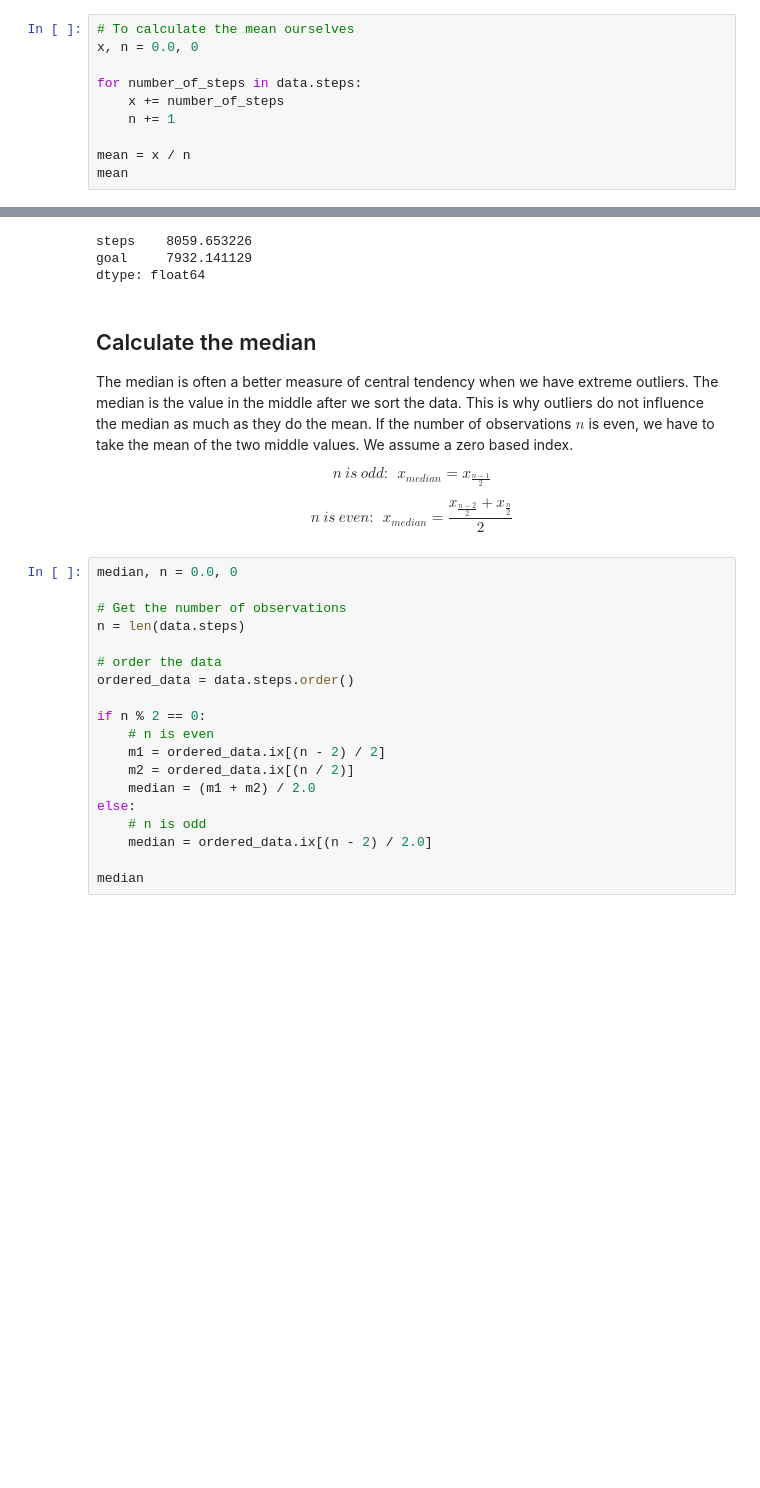
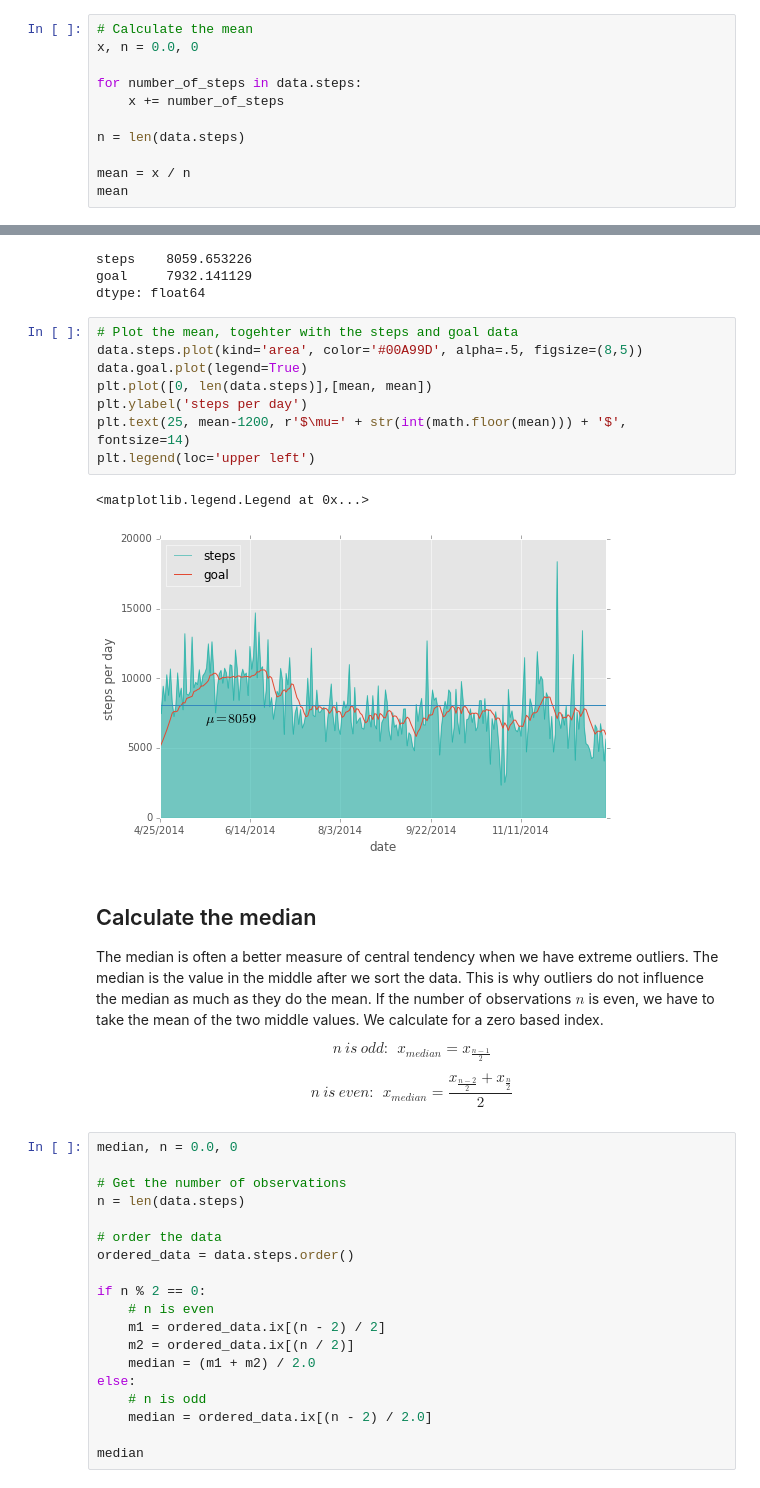
Before and after one commit to leonvanbokhorst/NoteBooks-Statistics-and-MachineLearning, a Jupyter notebook: 0007 Mean, Median and Mode with Garmin Vivofit Data.ipynb, the cells around one changed output, grey strips where cells are left out. Cells and saved outputs as stored; diff of their text form; blank space fills up the shorter version.

```diff
--- a/0007 Mean, Median and Mode with Garmin Vivofit Data.ipynb
+++ b/0007 Mean, Median and Mode with Garmin Vivofit Data.ipynb
@@ -39,10 +42,11 @@ $$\mu=\frac{1}{n}\sum_ix_i$$
 # %%
-# To calculate the mean ourselves
+# Calculate the mean
 x, n = 0.0, 0
 
 for number_of_steps in data.steps:
     x += number_of_steps
-    n += 1
+
+n = len(data.steps)
 
 mean = x / n
 mean
@@ -65,9 +69,20 @@ data.mean()
 steps    8059.653226
 goal     7932.141129
 dtype: float64
+# %%
+# Plot the mean, togehter with the steps and goal data
+data.steps.plot(kind='area', color='#00A99D', alpha=.5, figsize=(8,5))
+data.goal.plot(legend=True)
+plt.plot([0, len(data.steps)],[mean, mean])
+plt.ylabel('steps per day')
+plt.text(25, mean-1200, r'$\mu=' + str(int(math.floor(mean))) + '$', fontsize=14)
+plt.legend(loc='upper left')
+# %% [output]
+<matplotlib.legend.Legend at 0x...>
+[figure, added]
 # %% [markdown]
 ## Calculate the median
-The median is often a better measure of central tendency when we have extreme outliers. The median is the value in the middle after we sort the data. This is why outliers do not influence the median as much as they do the mean. If the number of observations $n$ is even, we have to take the mean of the two middle values. We assume a zero based index.
+The median is often a better measure of central tendency when we have extreme outliers. The median is the value in the middle after we sort the data. This is why outliers do not influence the median as much as they do the mean. If the number of observations $n$ is even, we have to take the mean of the two middle values. We calculate for a zero based index.
 
 
 $$n\ is\ odd:\ \ x_{median}=x_{\frac{n-1}{2}}$$
```
Also changed, not shown: parts of 4 cells of this notebook.
